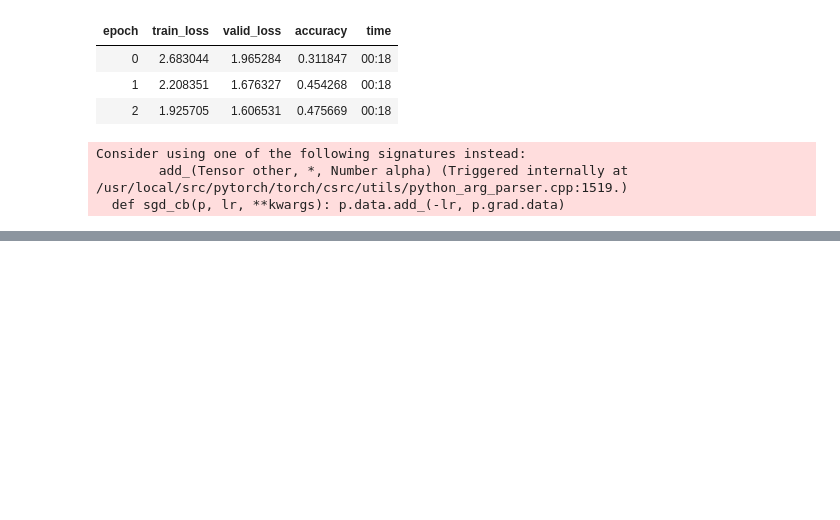
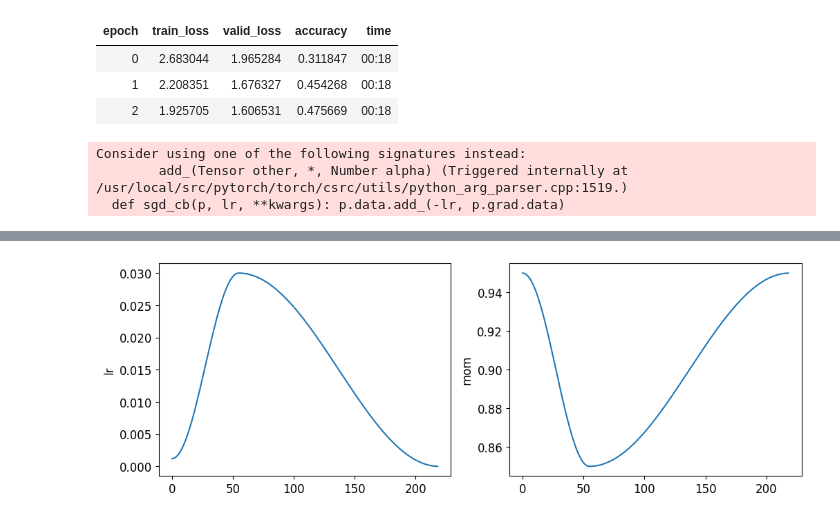
Before and after one commit to flyinacres/fastai-coursework, a Jupyter notebook: fast-16.ipynb, the cells around one changed output, grey strips where cells are left out. Drawn from its saved outputs; the diff is of its cells as text; code cells hidden in the pictures; blank space fills up the shorter version.

```diff
--- a/fast-16.ipynb
+++ b/fast-16.ipynb
@@ -180,0 +221,8 @@ Consider using one of the following signatures instead:
+# %%
+def average_grad(p, mom, grad_avg=None, **kwargs):
+    if grad_avg is None: grad_avg = torch.zeros_like(p.grad.data)
+    return {'grad_avg': grad_avg*mom + p.grad.data}
+# %%
+def momentum_step(p, lr, grad_avg, **kwargs): p.data.add_(-lr, grad_avg)
+# %%
+opt_func = partial(Optimizer, cbs=[average_grad,momentum_step], mom=0.9)
@@ -180,0 +237,4 @@ Consider using one of the following signatures instead:
+# %%
+learn.recorder.plot_sched()
+# %% [output]
+[figure, added]
```
Also changed, not shown: parts of 3 cells of this notebook.
